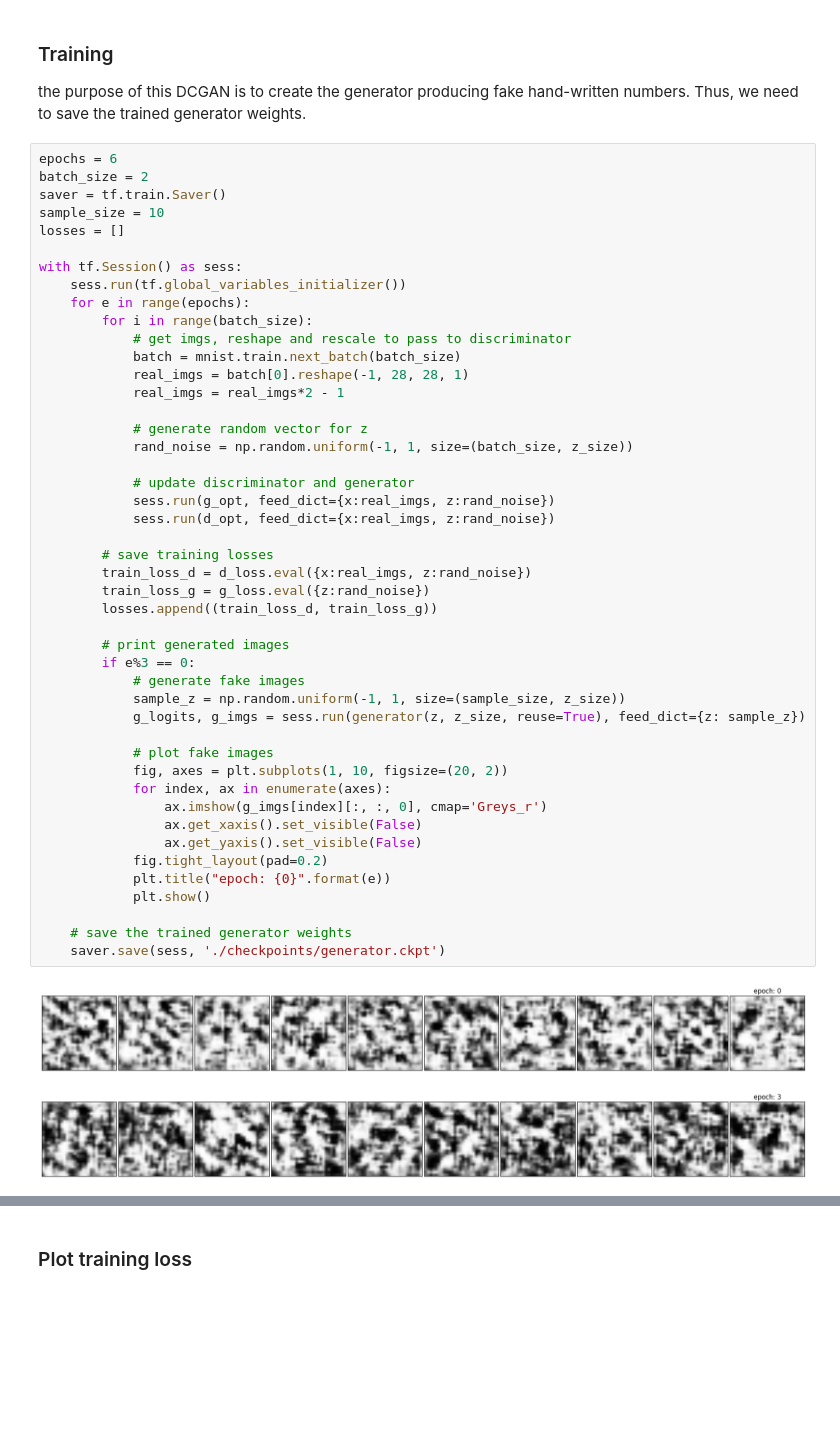
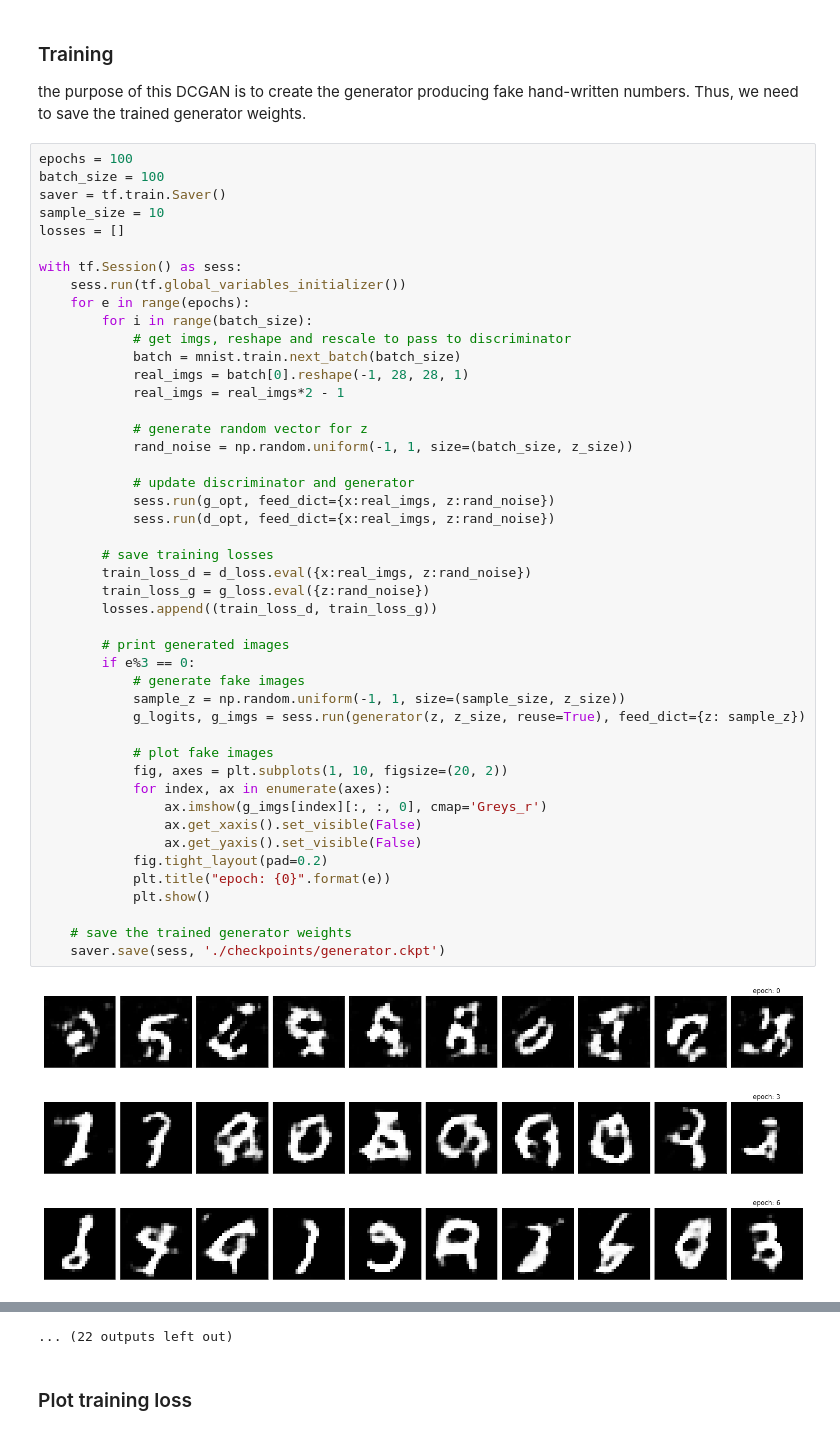
Before and after one commit to afcarl/deep-learning-practice, a Jupyter notebook: gan/DCGAN.ipynb, the cells around one changed output, grey strips where cells are left out. Drawn from its saved outputs; the diff is of its cells as text; blank space fills up the shorter version.

```diff
--- a/gan/DCGAN.ipynb
+++ b/gan/DCGAN.ipynb
@@ -209,8 +213,8 @@ d_opt, g_opt = optimizer(d_loss, g_loss, learning_rate, beta1)
 ### Training
 the purpose of this DCGAN is to create the generator producing fake hand-written numbers. Thus, we need to save the trained generator weights.
 # %%
-epochs = 6
-batch_size = 2
+epochs = 100
+batch_size = 100
 saver = tf.train.Saver()
 sample_size = 10
 losses = []
@@ -228,32 +232,33 @@ with tf.Session() as sess:
             rand_noise = np.random.uniform(-1, 1, size=(batch_size, z_size))
 
             # update discriminator and generator
             sess.run(g_opt, feed_dict={x:real_imgs, z:rand_noise})
             sess.run(d_opt, feed_dict={x:real_imgs, z:rand_noise})
 
         # save training losses
         train_loss_d = d_loss.eval({x:real_imgs, z:rand_noise})
         train_loss_g = g_loss.eval({z:rand_noise})
         losses.append((train_loss_d, train_loss_g))
 
         # print generated images
         if e%3 == 0:
             # generate fake images
             sample_z = np.random.uniform(-1, 1, size=(sample_size, z_size))
             g_logits, g_imgs = sess.run(generator(z, z_size, reuse=True), feed_dict={z: sample_z})
 
             # plot fake images
             fig, axes = plt.subplots(1, 10, figsize=(20, 2))
             for index, ax in enumerate(axes):
                 ax.imshow(g_imgs[index][:, :, 0], cmap='Greys_r')
                 ax.get_xaxis().set_visible(False)
                 ax.get_yaxis().set_visible(False)
             fig.tight_layout(pad=0.2)
             plt.title("epoch: {0}".format(e))
             plt.show()
 
     # save the trained generator weights
     saver.save(sess, './checkpoints/generator.ckpt')
 # %% [output]
-[figure, old version]
+[figure, new version]
-[figure, old version]
+[figure, new version]
+[figure, added]
@@ -260,3 +274,4 @@ with tf.Session() as sess:
+... (22 outputs left out)
 # %% [markdown]
 ### Plot training loss
 # %%
```
Also changed, not shown: parts of 5 cells of this notebook.
